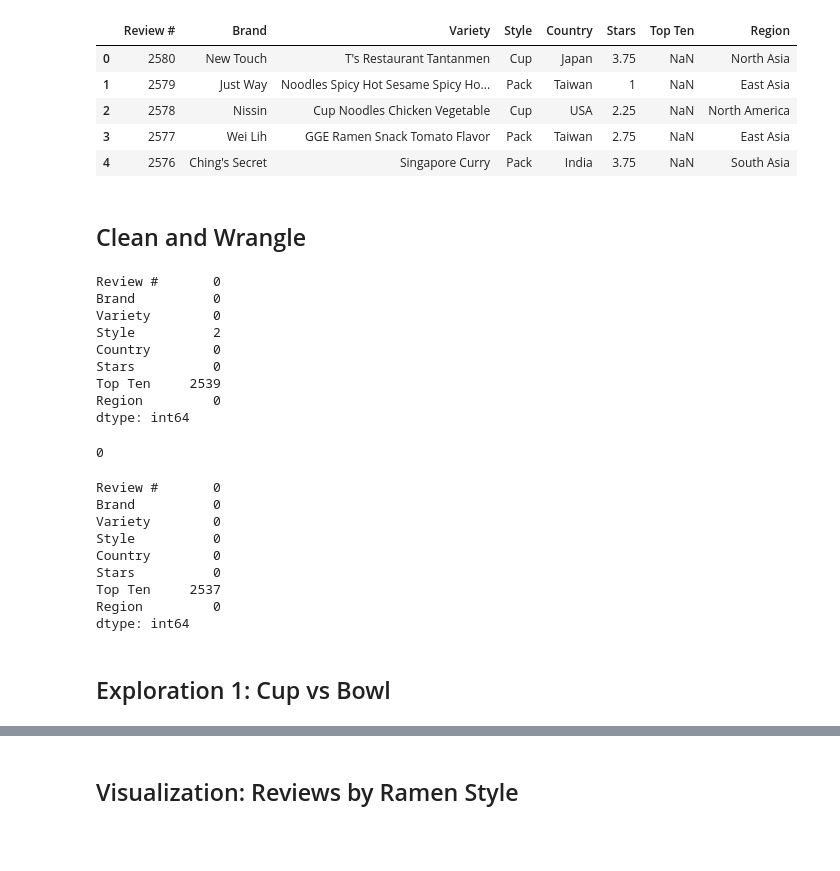
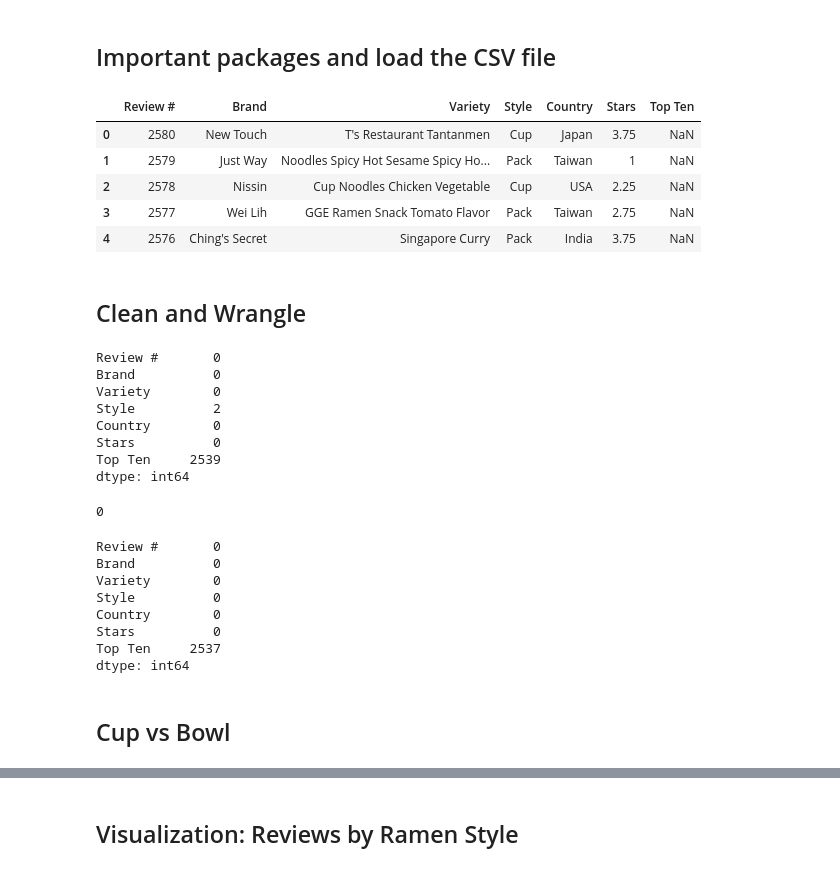
Before and after one commit to jonathan-data-analysis/ramen-ratings-analysis, a Jupyter notebook: ramen_ratings.ipynb, the cells around one changed output, grey strips where cells are left out. Drawn from its saved outputs; the diff is of its cells as text; code cells hidden in the pictures; blank space fills up the shorter version.

```diff
--- a/ramen_ratings.ipynb
+++ b/ramen_ratings.ipynb
@@ -1 +1,3 @@
+# %% [markdown]
+## Important packages and load the CSV file
 # %%
@@ -11,18 +9,14 @@ import seaborn as sns #data visualisation
-# %%
-# df = pd.read_csv('/content/gdrive/My Drive/Colab Datasets/ramen-ratings.csv')
-# df.head()
-# https://www.kaggle.com/iqrar99/ramen-ratings-eda-for-beginner
-# https://www.kaggle.com/residentmario/ramen-ratings
-# https://www.theramenrater.com/resources-2/the-list/ (ACTUAL DataSet)
-df = pd.read_csv('ramen-ratings.csv')
-df.head()
-# %% [output]
-|  | Review # | Brand | Variety | Style | Country | Stars | Top Ten | Region |
-| 0 | 2580 | New Touch | T's Restaurant Tantanmen | Cup | Japan | 3.75 | NaN | North Asia |
-| 1 | 2579 | Just Way | Noodles Spicy Hot Sesame Spicy Ho... | Pack | Taiwan | 1 | NaN | East Asia |
-| 2 | 2578 | Nissin | Cup Noodles Chicken Vegetable | Cup | USA | 2.25 | NaN | North America |
-| 3 | 2577 | Wei Lih | GGE Ramen Snack Tomato Flavor | Pack | Taiwan | 2.75 | NaN | East Asia |
-| 4 | 2576 | Ching's Secret | Singapore Curry | Pack | India | 3.75 | NaN | South Asia |
+# %%
+# https://github.com/jonathan-data-analysis/ramen-ratings-analysis
+df = pd.read_csv('https://raw.githubusercontent.com/jonathan-data-analysis/ramen-ratings-analysis/main/ramen-ratings.csv')
+df.head()
+# %% [output]
+|  | Review # | Brand | Variety | Style | Country | Stars | Top Ten |
+| 0 | 2580 | New Touch | T's Restaurant Tantanmen | Cup | Japan | 3.75 | NaN |
+| 1 | 2579 | Just Way | Noodles Spicy Hot Sesame Spicy Ho... | Pack | Taiwan | 1 | NaN |
+| 2 | 2578 | Nissin | Cup Noodles Chicken Vegetable | Cup | USA | 2.25 | NaN |
+| 3 | 2577 | Wei Lih | GGE Ramen Snack Tomato Flavor | Pack | Taiwan | 2.75 | NaN |
+| 4 | 2576 | Ching's Secret | Singapore Curry | Pack | India | 3.75 | NaN |
 # %% [markdown]
 ## Clean and Wrangle
 # %%
@@ -39,7 +33,6 @@ Style          2
 Country        0
 Stars          0
 Top Ten     2539
-Region         0
 dtype: int64
 # %%
 # drop the 2 values in Style
@@ -59,10 +52,9 @@ Style          0
 Country        0
 Stars          0
 Top Ten     2537
-Region         0
 dtype: int64
 # %% [markdown]
-## Exploration 1: Cup vs Bowl
+## Cup vs Bowl
 # %%
 # create a copy filtering only Bowl and convert the stars column into a float so you can do math
 # Stars are currently object data types, which really means strings in Pandas, which can't do math
```
Also changed, not shown: parts of 17 cells of this notebook.
